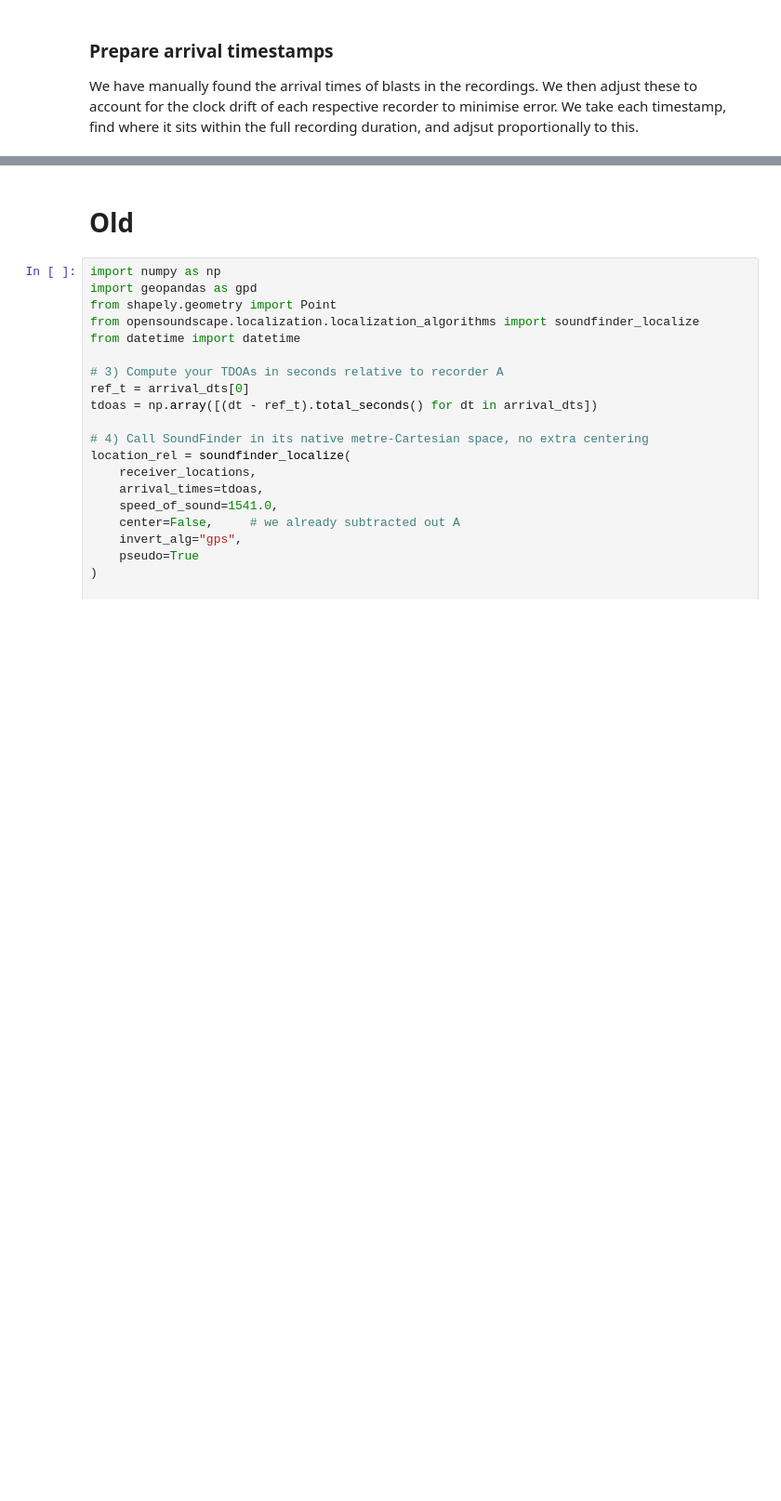
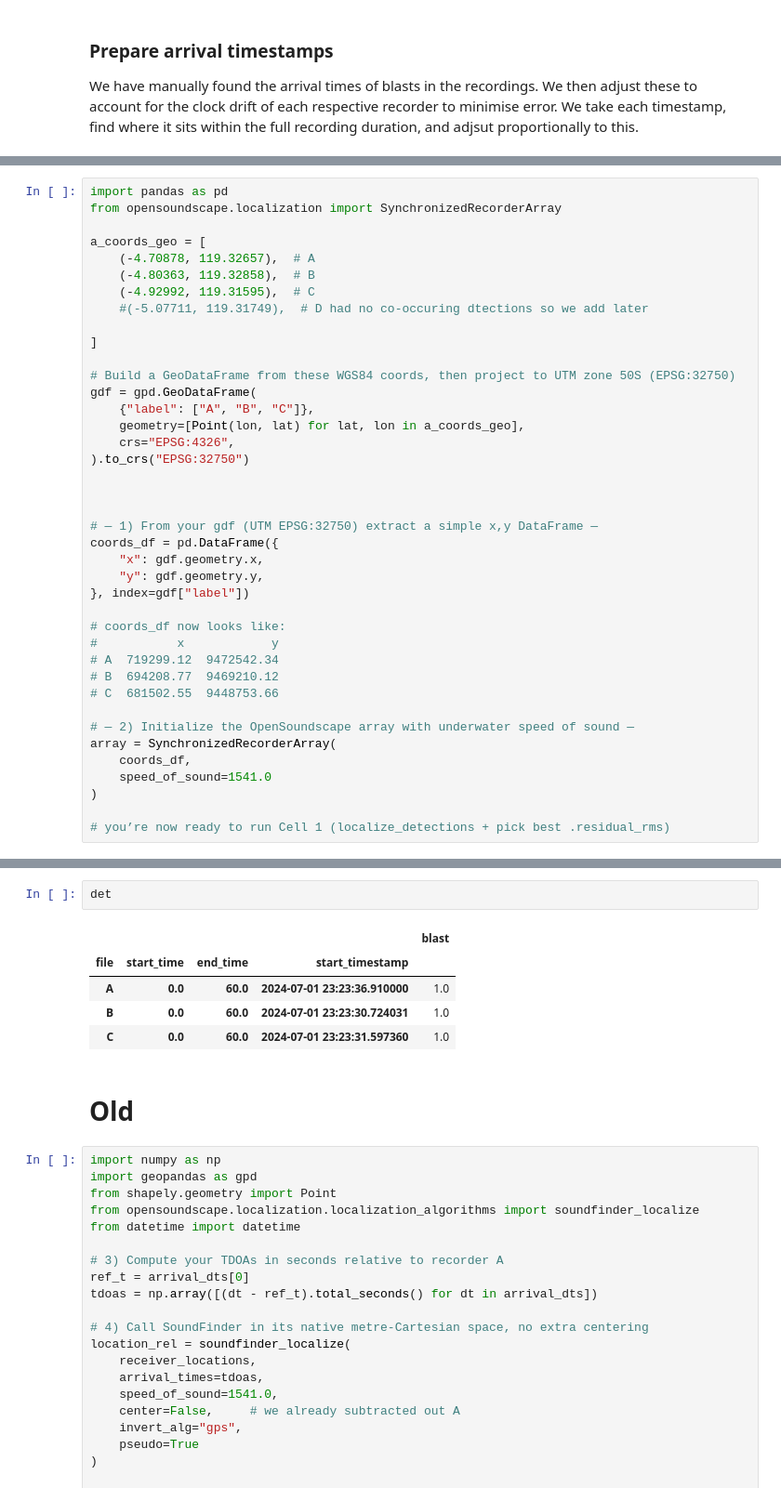
Before and after one commit to BenUCL/Bomb-Fishing, a Jupyter notebook: code/localisation/acoustic_localization_V4.ipynb, the cells around one changed output, grey strips where cells are left out. Shown at 93% size. Drawn from its saved outputs; the diff is of its cells as text; blank space fills up the shorter version.

```diff
--- a/code/localisation/acoustic_localization_V4.ipynb
+++ b/code/localisation/acoustic_localization_V4.ipynb
@@ -270,2 +280,42 @@ todo:
 - calc distance for each event
 - choose the right event. perhaps we can look at order of arrivl times and pick most sensible? Maybe get it to cac dist for each point from recorders, and then work through these.
+# %%
+import pandas as pd
+from opensoundscape.localization import SynchronizedRecorderArray
+
+a_coords_geo = [
+    (-4.70878, 119.32657),  # A
+    (-4.80363, 119.32858),  # B
+    (-4.92992, 119.31595),  # C
+    #(-5.07711, 119.31749),  # D had no co-occuring dtections so we add later
+
+]
+
+# Build a GeoDataFrame from these WGS84 coords, then project to UTM zone 50S (EPSG:32750)
+gdf = gpd.GeoDataFrame(
+    {"label": ["A", "B", "C"]},
+    geometry=[Point(lon, lat) for lat, lon in a_coords_geo],
+    crs="EPSG:4326",
+).to_crs("EPSG:32750")
+
+
+
+# — 1) From your gdf (UTM EPSG:32750) extract a simple x,y DataFrame —
+coords_df = pd.DataFrame({
+    "x": gdf.geometry.x,
+    "y": gdf.geometry.y,
+}, index=gdf["label"])
+
+# coords_df now looks like:
+#           x            y
+# A  719299.12  9472542.34
+# B  694208.77  9469210.12
+# C  681502.55  9448753.66
+
+# — 2) Initialize the OpenSoundscape array with underwater speed of sound —
+array = SynchronizedRecorderArray(
+    coords_df,
+    speed_of_sound=1541.0
+)
+
+# you’re now ready to run Cell 1 (localize_detections + pick best .residual_rms)
@@ -272,3 +414,11 @@ todo:
+# %%
+det
+# %% [output]
+|  |  |  |  | blast |
+| file | start_time | end_time | start_timestamp |  |
+| A | 0.0 | 60.0 | 2024-07-01 23:23:36.910000 | 1.0 |
+| B | 0.0 | 60.0 | 2024-07-01 23:23:30.724031 | 1.0 |
+| C | 0.0 | 60.0 | 2024-07-01 23:23:31.597360 | 1.0 |
 # %% [markdown]
 # Old
 # %%
```
Also changed, not shown: parts of 9 cells of this notebook.
